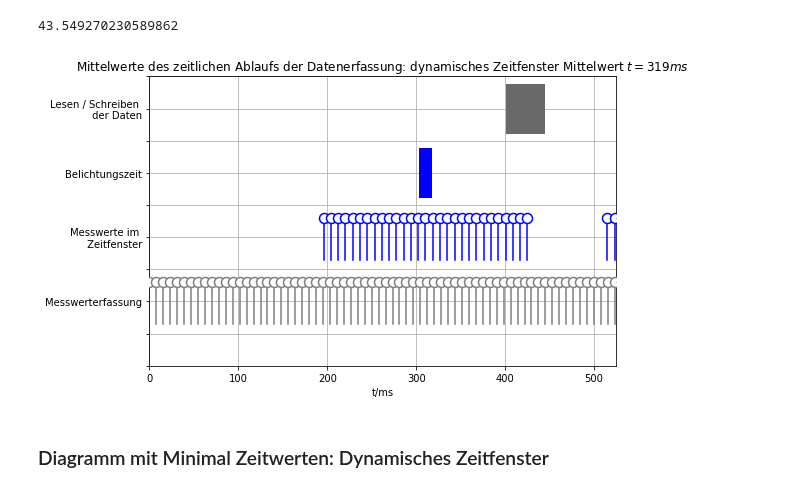
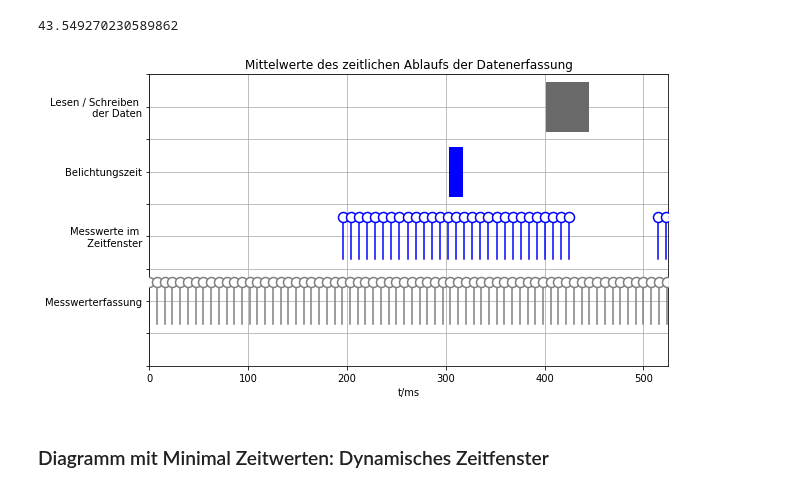
Before and after one commit to SandGreif/FahrradwegeKlassifizierung, a Jupyter notebook: datenvisualisierung/gatheringSequence.ipynb, the cells around one changed output. Cells and saved outputs as stored; diff of their text form; code cells hidden in the pictures.

```diff
--- a/datenvisualisierung/gatheringSequence.ipynb
+++ b/datenvisualisierung/gatheringSequence.ipynb
@@ -428,36 +464,36 @@ while i < 2:
         # Zeitfenster
         x = np.linspace(meanStartMeasurementDataTime+meanCaptureImagesTime,meanCaptureImagesTime+meanStartMeasurementDataTime+timeframe,
                         int(featuresDf['Anzahl der Messwerte'].mean()))
         (markers, stemlines, baseline) = plt.stem(x, np.full((x.size), 2.3), 'b-', basefmt='None', bottom=1.65, markerfmt='wo')
         plt.setp(stemlines, linestyle="-", color="b", linewidth=1.5)
         plt.setp(markers, markeredgecolor='b', markersize=10, markeredgewidth=1.5, zorder=3)
         # Belichtungszeit
         ax.hlines(xmin=meanStartMeasurementDataTime + exposureOffset+meanCaptureImagesTime,
                    xmax=meanStartMeasurementDataTime + exposureOffset + meanExposureTime+meanCaptureImagesTime,
                    y=3, colors="blue", lw=50)
     i = i + 1
 def formatter(y, pos):
     if y == 1:
         return 'Messwerterfassung'
     if y == 2:
         return 'Messwerte im \n Zeitfenster'
     if y == 3:
         return 'Belichtungszeit'
     if y == 4:
         return 'Lesen / Schreiben \n der Daten'
     else:
         return ''
 
 plt.gca().yaxis.set_major_formatter(ticker.FuncFormatter(formatter))
 plt.xlabel('t/ms')
-plt.title('Mittelwerte des zeitlichen Ablaufs der Datenerfassung: dynamisches Zeitfenster Mittelwert $t=319ms$')
+plt.title('Mittelwerte des zeitlichen Ablaufs der Datenerfassung')
 plt.grid()
 plt.tight_layout()
 plt.xlim(0,525)
 plt.ylim(0,4.5)
-plt.savefig('mittelwerteZeitlicherAblaufDynamischesZeitfensterDatensatz37_42')
+plt.savefig('mittelwerteZeitlicherAblaufDynamischesZeitfensterDatensatz37_42', dpi=300)
 # %% [output]
-[figure, old version]
+[figure, new version]
 # %% [markdown]
 ### Diagramm mit Minimal Zeitwerten: Dynamisches Zeitfenster
 # %%
```
Also changed, not shown: parts of 2 cells of this notebook, 3 other files.
